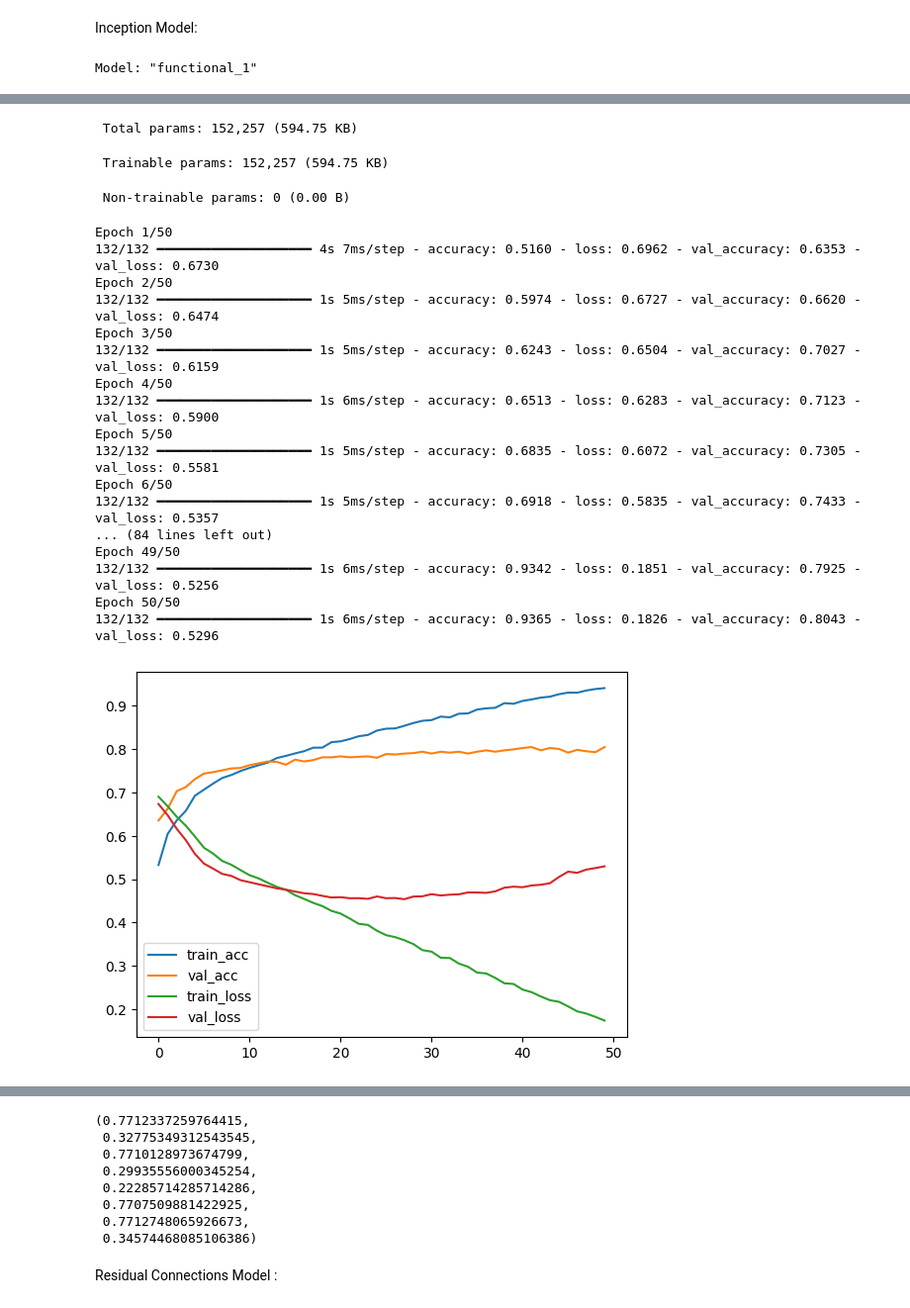
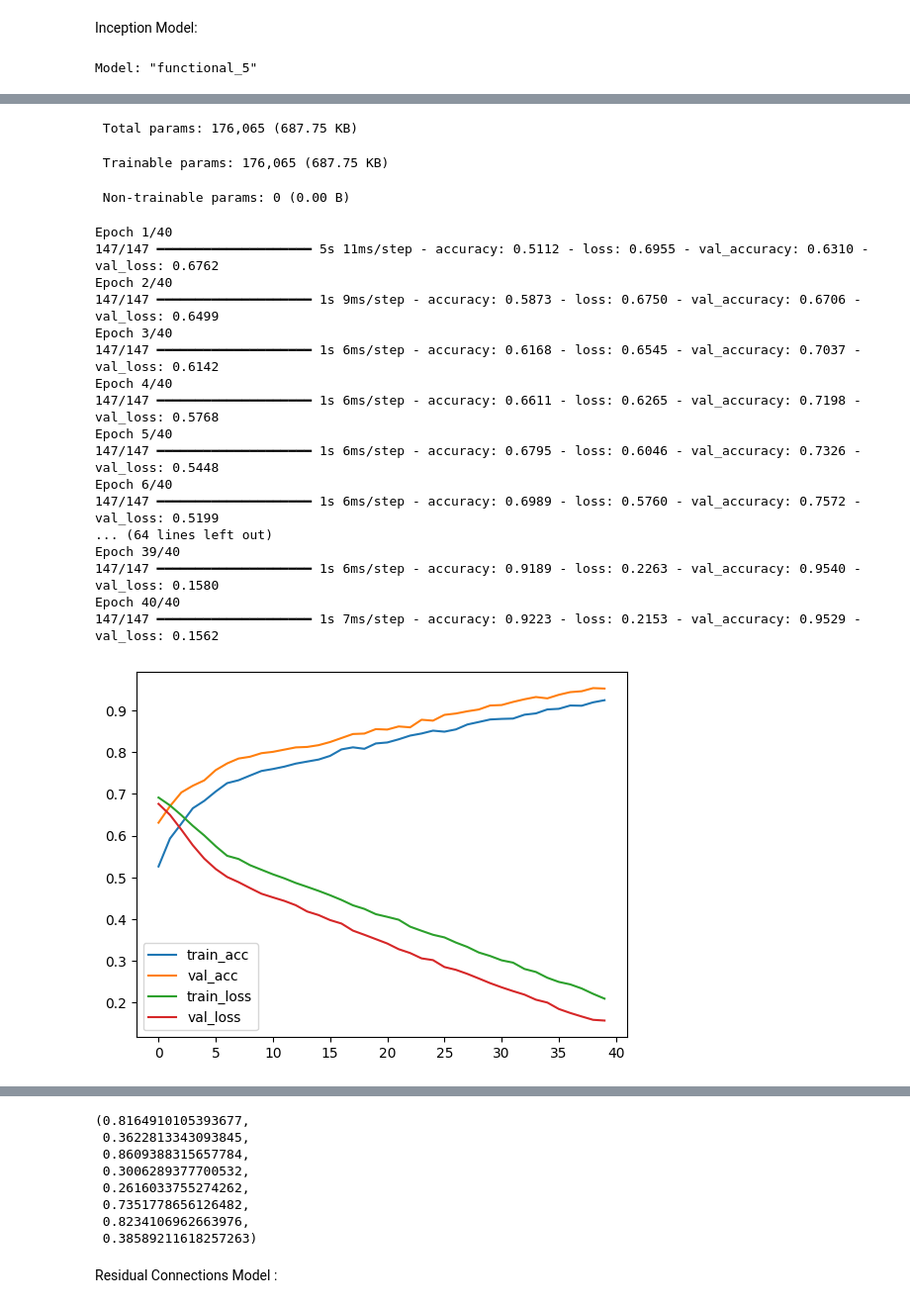
Before and after one commit to Sheldor7701/ResLysEmbed, a Jupyter notebook: Training_Code.ipynb, the cells around one changed output, grey strips where cells are left out. Shown at 99% size. Cells and saved outputs as stored; diff of their text form; code cells hidden in the pictures.

```diff
--- a/Training_Code.ipynb
+++ b/Training_Code.ipynb
@@ -177,10 +162,16 @@ train = pd.read_csv('Embeddings/Prot_t5/train_t5_pssm.csv')
 val = pd.read_csv('Embeddings/Prot_t5/val_t5_pssm.csv')
 test = pd.read_csv('Embeddings/Prot_t5/test_t5_pssm.csv')
 
+# train = pd.read_csv('Embeddings/ESM_650/train_esm650.csv')
+# val = pd.read_csv('Embeddings/ESM_650/val_esm650.csv')
+# test = pd.read_csv('Embeddings/ESM_650/test_esm650.csv')
+
+train = pd.concat([train, val])
 
 print(train.shape)
 print(val.shape)
 print(test.shape)
+
 
 # Convert the embedding strings to numpy arrays
 X_train_embeddings = train['embedding'].apply(lambda x: np.array([float(i) for i in x.strip('[]').split()]))
@@ -319,7 +310,7 @@ def evaluate_model(model, X_val = None, X_val_pt5 = None, X_val_PSSM = None, y_v
     # Calculate metrics
     accuracy = accuracy_score(y_true, y_pred)
     mcc = matthews_corrcoef(y_true, y_pred)
-    auc = roc_auc_score(y_true, y_pred)
+    auc = roc_auc_score(y_true, y_pred_probs)
     auprc = average_precision_score(y_true, y_pred_probs)
     precision = precision_score(y_true, y_pred)
     recall = recall_score(y_true, y_pred)
@@ -488,13 +481,16 @@ def inception_module(input_tensor):
     # Branch 5: Conv1D with kernel size 9
     branch5 = Conv1D(32, kernel_size=9, activation='relu', padding='same')(input_tensor)
 
+    # Branch 6: Conv1D with kernel size 11
+    branch6 = Conv1D(32, kernel_size=11, activation='relu', padding='same')(input_tensor)
+
     # Branch 6: MaxPooling + Conv1D with kernel size 1
-    branch6 = MaxPooling1D(pool_size=3, strides=1, padding='same')(input_tensor)
-    branch6 = Conv1D(32, kernel_size=1, activation='relu', padding='same')(branch6)
+    branch7 = MaxPooling1D(pool_size=2, strides=1, padding='same')(input_tensor)
+    branch7 = Conv1D(32, kernel_size=1, activation='relu', padding='same')(branch7)
 
 
     # Concatenate all branches
-    output = Concatenate()([branch1, branch2, branch3, branch4, branch5, branch6])
+    output = Concatenate()([branch1, branch2, branch3, branch4, branch5, branch6, branch7])
     return output
 
 def build_inception_model(input_shape_conv, input_shape_ann):
@@ -546,9 +542,10 @@ set_seed(4)
 inception_model = build_inception_model((33,), 1024)
 inception_model.summary()
 
+# visualkeras.layered_view(inception_model, legend=True).show()
 
 # Fit the Inception model
-history = inception_model.fit([X_train_num, X_train_embeddings], y_train, epochs=50, batch_size=64, verbose=1,
+history = inception_model.fit([X_train_num, X_train_embeddings], y_train, epochs=40, batch_size=64, verbose=1,
                                validation_data=([X_val_num, X_val_embeddings], y_val),
                             )
 
@@ -557,7 +554,7 @@ plot(history)
 evaluate_model(inception_model, X_val_num, X_val_embeddings, X_val_PSSM= None, y_val = y_val)
 evaluate_model(inception_model, X_test_num, X_test_embeddings, X_val_PSSM= None, y_val = y_test)
 # %% [output]
-Model: "functional_1"
+Model: "functional_5"
 ┏━━━━━━━━━━━━━━━━━━━━━┳━━━━━━━━━━━━━━━━━━━┳━━━━━━━━━━━━┳━━━━━━━━━━━━━━━━━━━┓
 ┃ Layer (type)        ┃ Output Shape      ┃    Param # ┃ Connected to      ┃
 ┡━━━━━━━━━━━━━━━━━━━━━╇━━━━━━━━━━━━━━━━━━━╇━━━━━━━━━━━━╇━━━━━━━━━━━━━━━━━━━┩
@@ -577,22 +574,22 @@ Model: "functional_1"
 └─────────────────────┴───────────────────┴────────────┴───────────────────┘
- Total params: 152,257 (594.75 KB)
+ Total params: 176,065 (687.75 KB)
- Trainable params: 152,257 (594.75 KB)
+ Trainable params: 176,065 (687.75 KB)
  Non-trainable params: 0 (0.00 B)
-Epoch 1/50
-132/132 ━━━━━━━━━━━━━━━━━━━━ 4s 7ms/step - accuracy: 0.5160 - loss: 0.6962 - val_accuracy: 0.6353 - val_loss: 0.6730
-Epoch 2/50
-132/132 ━━━━━━━━━━━━━━━━━━━━ 1s 5ms/step - accuracy: 0.5974 - loss: 0.6727 - val_accuracy: 0.6620 - val_loss: 0.6474
-Epoch 3/50
-132/132 ━━━━━━━━━━━━━━━━━━━━ 1s 5ms/step - accuracy: 0.6243 - loss: 0.6504 - val_accuracy: 0.7027 - val_loss: 0.6159
-Epoch 4/50
-132/132 ━━━━━━━━━━━━━━━━━━━━ 1s 6ms/step - accuracy: 0.6513 - loss: 0.6283 - val_accuracy: 0.7123 - val_loss: 0.5900
-Epoch 5/50
-132/132 ━━━━━━━━━━━━━━━━━━━━ 1s 5ms/step - accuracy: 0.6835 - loss: 0.6072 - val_accuracy: 0.7305 - val_loss: 0.5581
-Epoch 6/50
-132/132 ━━━━━━━━━━━━━━━━━━━━ 1s 5ms/step - accuracy: 0.6918 - loss: 0.5835 - val_accuracy: 0.7433 - val_loss: 0.5357
-... (84 lines left out)
-Epoch 49/50
-132/132 ━━━━━━━━━━━━━━━━━━━━ 1s 6ms/step - accuracy: 0.9342 - loss: 0.1851 - val_accuracy: 0.7925 - val_loss: 0.5256
-Epoch 50/50
-132/132 ━━━━━━━━━━━━━━━━━━━━ 1s 6ms/step - accuracy: 0.9365 - loss: 0.1826 - val_accuracy: 0.8043 - val_loss: 0.5296
+Epoch 1/40
+147/147 ━━━━━━━━━━━━━━━━━━━━ 5s 11ms/step - accuracy: 0.5112 - loss: 0.6955 - val_accuracy: 0.6310 - val_loss: 0.6762
+Epoch 2/40
+147/147 ━━━━━━━━━━━━━━━━━━━━ 1s 9ms/step - accuracy: 0.5873 - loss: 0.6750 - val_accuracy: 0.6706 - val_loss: 0.6499
+Epoch 3/40
+147/147 ━━━━━━━━━━━━━━━━━━━━ 1s 6ms/step - accuracy: 0.6168 - loss: 0.6545 - val_accuracy: 0.7037 - val_loss: 0.6142
+Epoch 4/40
+147/147 ━━━━━━━━━━━━━━━━━━━━ 1s 6ms/step - accuracy: 0.6611 - loss: 0.6265 - val_accuracy: 0.7198 - val_loss: 0.5768
+Epoch 5/40
+147/147 ━━━━━━━━━━━━━━━━━━━━ 1s 6ms/step - accuracy: 0.6795 - loss: 0.6046 - val_accuracy: 0.7326 - val_loss: 0.5448
+Epoch 6/40
+147/147 ━━━━━━━━━━━━━━━━━━━━ 1s 6ms/step - accuracy: 0.6989 - loss: 0.5760 - val_accuracy: 0.7572 - val_loss: 0.5199
+... (64 lines left out)
+Epoch 39/40
+147/147 ━━━━━━━━━━━━━━━━━━━━ 1s 6ms/step - accuracy: 0.9189 - loss: 0.2263 - val_accuracy: 0.9540 - val_loss: 0.1580
+Epoch 40/40
+147/147 ━━━━━━━━━━━━━━━━━━━━ 1s 7ms/step - accuracy: 0.9223 - loss: 0.2153 - val_accuracy: 0.9529 - val_loss: 0.1562
-[figure, old version]
+[figure, new version]
@@ -617,11 +614,11 @@ F1 Score: 0.3457
-(0.7712337259764415,
- 0.32775349312543545,
- 0.7710128973674799,
- 0.29935556000345254,
- 0.22285714285714286,
- 0.7707509881422925,
- 0.7712748065926673,
- 0.34574468085106386)
+(0.8164910105393677,
+ 0.3622813343093845,
+ 0.8609388315657784,
+ 0.3006289377700532,
+ 0.2616033755274262,
+ 0.7351778656126482,
+ 0.8234106962663976,
+ 0.38589211618257263)
 # %% [markdown]
 Residual Connections Model :
 # %%
```
Also changed, not shown: parts of 15 cells of this notebook, 2 other files.
